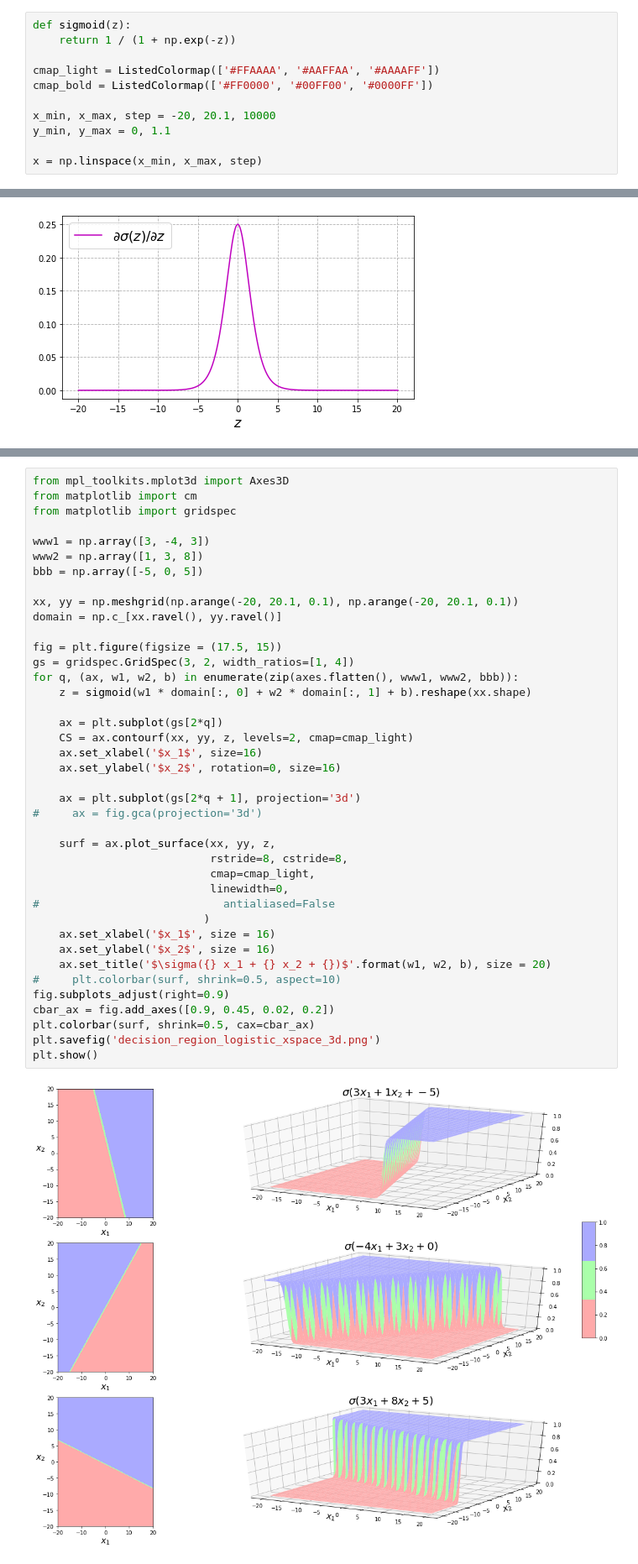
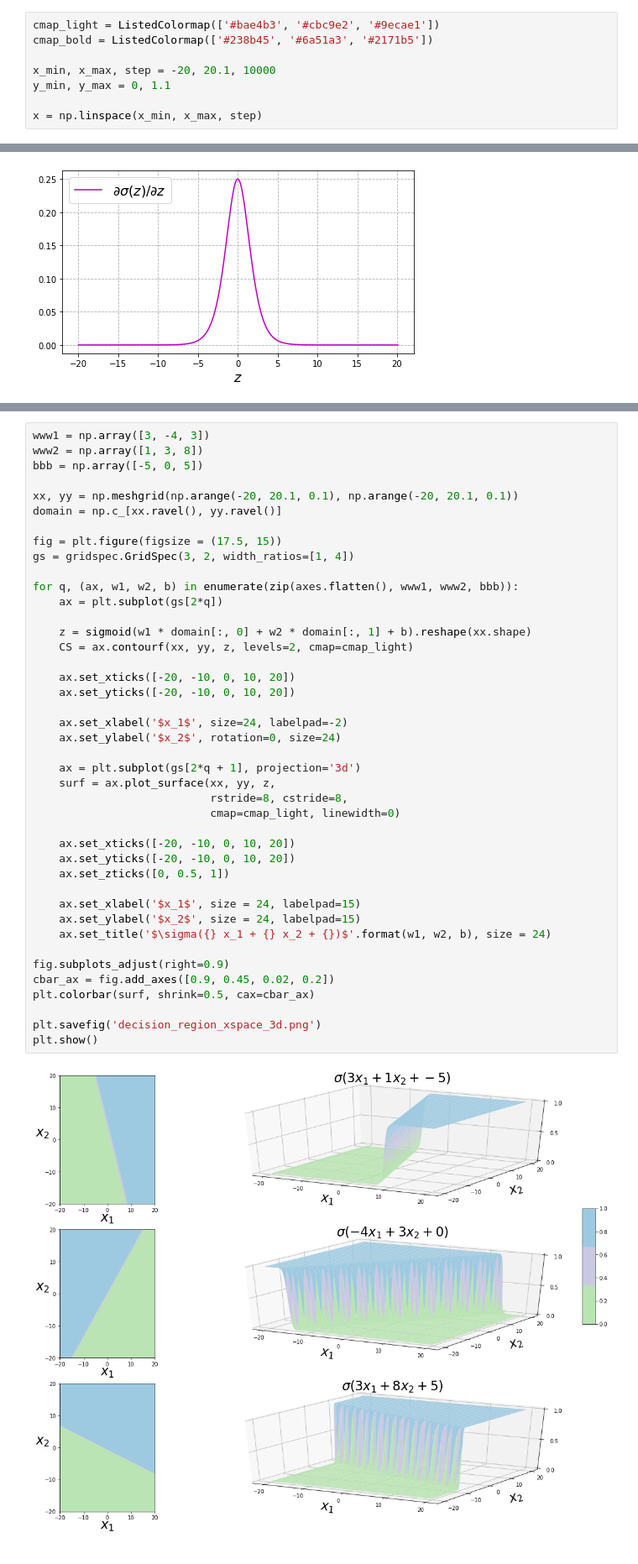
Before and after one commit to julian10m/ML-tutorials, a Jupyter notebook: Logistic-Regression.ipynb, the cells around one changed output, grey strips where cells are left out. Shown at 84% size. Cells and saved outputs as stored; diff of their text form.

```diff
--- a/Logistic-Regression.ipynb
+++ b/Logistic-Regression.ipynb
@@ -9,9 +12,6 @@ from mpl_toolkits import mplot3d
 # %%
-def sigmoid(z):
-    return 1 / (1 + np.exp(-z))
-
-cmap_light = ListedColormap(['#FFAAAA', '#AAFFAA', '#AAAAFF'])
-cmap_bold = ListedColormap(['#FF0000', '#00FF00', '#0000FF'])
+cmap_light = ListedColormap(['#bae4b3', '#cbc9e2', '#9ecae1'])
+cmap_bold = ListedColormap(['#238b45', '#6a51a3', '#2171b5'])
 
 x_min, x_max, step = -20, 20.1, 10000
 y_min, y_max = 0, 1.1
@@ -153,42 +120,44 @@ plt.show()
 # %%
-from mpl_toolkits.mplot3d import Axes3D
-from matplotlib import cm
-from matplotlib import gridspec
-
 www1 = np.array([3, -4, 3])
 www2 = np.array([1, 3, 8])
 bbb = np.array([-5, 0, 5])
 
 xx, yy = np.meshgrid(np.arange(-20, 20.1, 0.1), np.arange(-20, 20.1, 0.1))
 domain = np.c_[xx.ravel(), yy.ravel()]
 
 fig = plt.figure(figsize = (17.5, 15))
 gs = gridspec.GridSpec(3, 2, width_ratios=[1, 4])
+
 for q, (ax, w1, w2, b) in enumerate(zip(axes.flatten(), www1, www2, bbb)):
+    ax = plt.subplot(gs[2*q])
+
     z = sigmoid(w1 * domain[:, 0] + w2 * domain[:, 1] + b).reshape(xx.shape)
+    CS = ax.contourf(xx, yy, z, levels=2, cmap=cmap_light)
 
-    ax = plt.subplot(gs[2*q])
-    CS = ax.contourf(xx, yy, z, levels=2, cmap=cmap_light)
-    ax.set_xlabel('$x_1$', size=16)
-    ax.set_ylabel('$x_2$', rotation=0, size=16)
+    ax.set_xticks([-20, -10, 0, 10, 20])
+    ax.set_yticks([-20, -10, 0, 10, 20])
+
+    ax.set_xlabel('$x_1$', size=24, labelpad=-2)
+    ax.set_ylabel('$x_2$', rotation=0, size=24)
 
     ax = plt.subplot(gs[2*q + 1], projection='3d')
-#     ax = fig.gca(projection='3d')
-
     surf = ax.plot_surface(xx, yy, z,
                            rstride=8, cstride=8,
-                           cmap=cmap_light,
-                           linewidth=0,
-#                            antialiased=False
-                          )
-    ax.set_xlabel('$x_1$', size = 16)
-    ax.set_ylabel('$x_2$', size = 16)
-    ax.set_title('$\sigma({} x_1 + {} x_2 + {})$'.format(w1, w2, b), size = 20)
-#     plt.colorbar(surf, shrink=0.5, aspect=10)
+                           cmap=cmap_light, linewidth=0)
+
+    ax.set_xticks([-20, -10, 0, 10, 20])
+    ax.set_yticks([-20, -10, 0, 10, 20])
+    ax.set_zticks([0, 0.5, 1])
+
+    ax.set_xlabel('$x_1$', size = 24, labelpad=15)
+    ax.set_ylabel('$x_2$', size = 24, labelpad=15)
+    ax.set_title('$\sigma({} x_1 + {} x_2 + {})$'.format(w1, w2, b), size = 24)
+
 fig.subplots_adjust(right=0.9)
 cbar_ax = fig.add_axes([0.9, 0.45, 0.02, 0.2])
 plt.colorbar(surf, shrink=0.5, cax=cbar_ax)
-plt.savefig('decision_region_logistic_xspace_3d.png')
+
+plt.savefig('decision_region_xspace_3d.png')
 plt.show()
 # %% [output]
-[figure, old version]
+[figure, new version]
```
Also changed, not shown: parts of 19 cells of this notebook.
